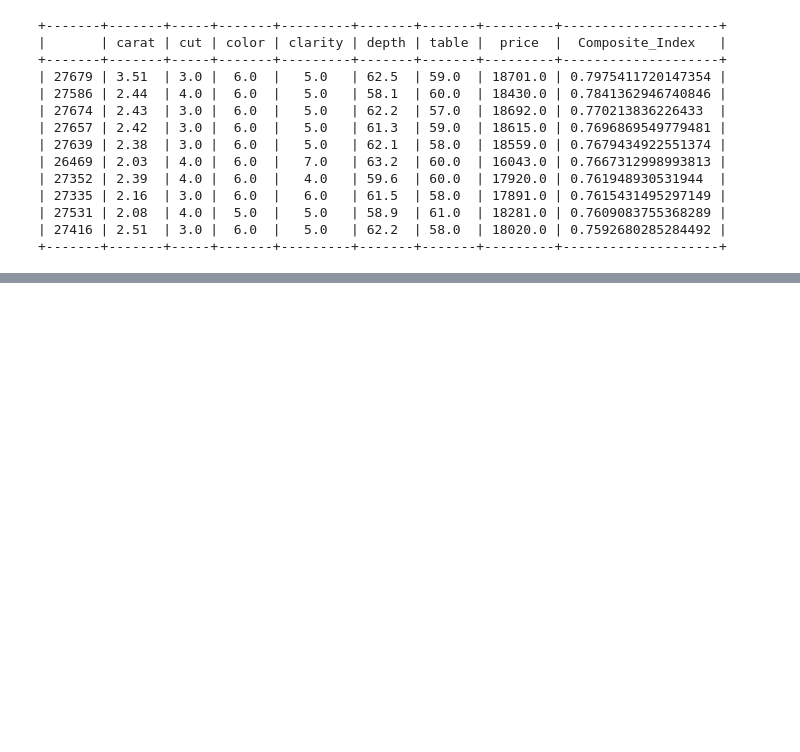
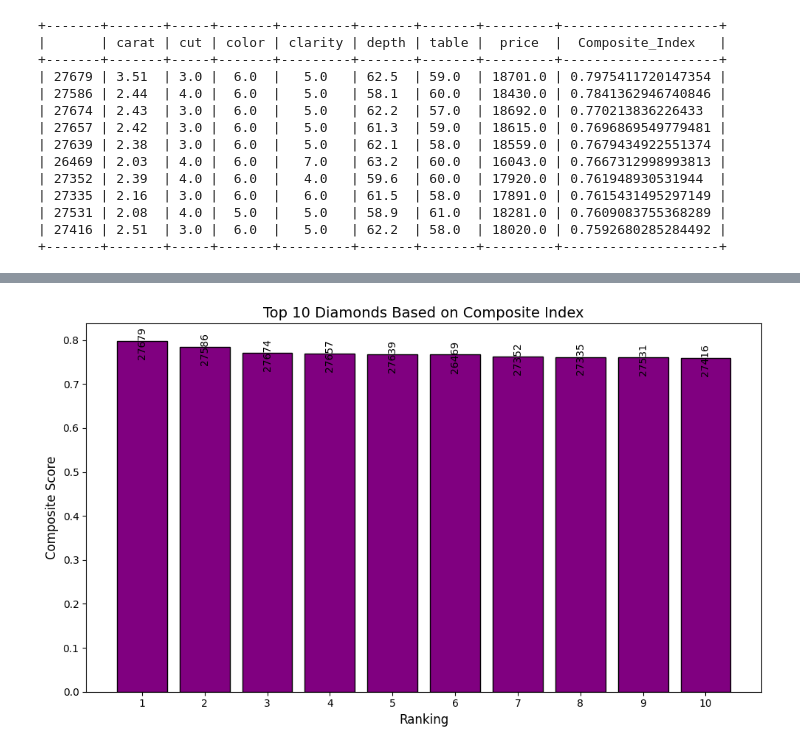
Before and after one commit to y-xing01/DAV_CA1, a Jupyter notebook: diamonds.ipynb, the cells around one changed output, grey strips where cells are left out. Saved outputs shown, nothing was run; the diff lists cells and outputs as text; code cells hidden in the pictures; blank space fills up the shorter version.

```diff
--- a/diamonds.ipynb
+++ b/diamonds.ipynb
@@ -988,0 +1004,29 @@ See the caveats in the documentation: https://pandas.pydata.org/pandas-docs/stab
+# %%
+# Visualisation of Composite Index for Diamonds
+import matplotlib.pyplot as plt
+
+# Prepare data for visualization
+top_10_diamonds = top_10_diamonds.sort_values(by='Composite_Index', ascending=False)  # Sort by descending index
+diamonds_index = top_10_diamonds.index.tolist()
+composite_indices = top_10_diamonds['Composite_Index'].tolist()
+
+# Create the bar plot
+plt.figure(figsize=(10, 6))  # Adjust figure size for better readability
+bars = plt.bar(range(1, len(diamonds_index) + 1), composite_indices, color=(0.5, 0, 0.5), edgecolor='black')
+
+# Add diamond names as labels inside the bars
+for i, bar in enumerate(bars):
+    plt.text(bar.get_x() + bar.get_width() / 2, bar.get_height() - 0.005, f'{diamonds_index[i]}', ha='center', va='center', rotation=90)
+
+# Customize plot
+plt.xlabel('Ranking', fontsize=12)
+plt.ylabel('Composite Score', fontsize=12)
+plt.title('Top 10 Diamonds Based on Composite Index', fontsize=14)
+plt.xticks(range(1, len(diamonds_index) + 1), fontsize=10)
+plt.yticks(fontsize=10)
+plt.tight_layout()
+
+# Show plot
+plt.show()
+# %% [output]
+[figure, added]
```
Also changed, not shown: parts of 7 cells of this notebook.
